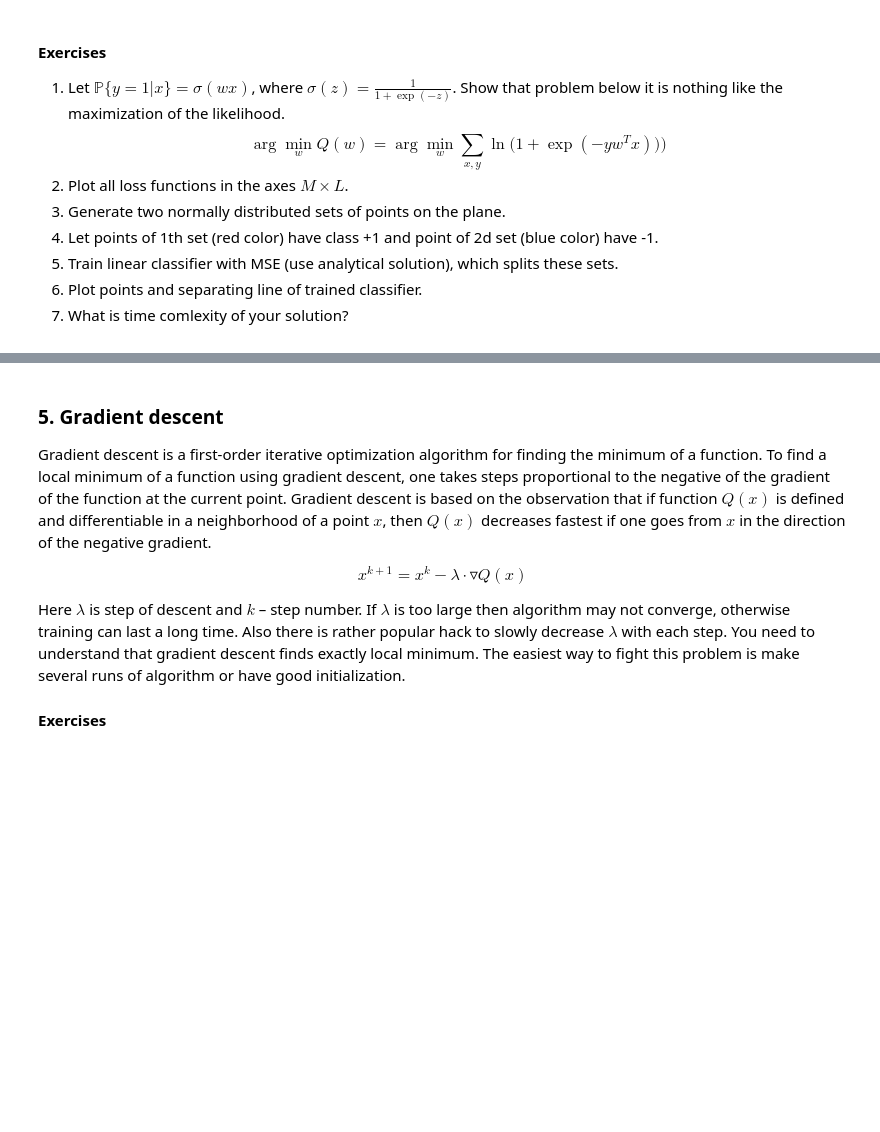
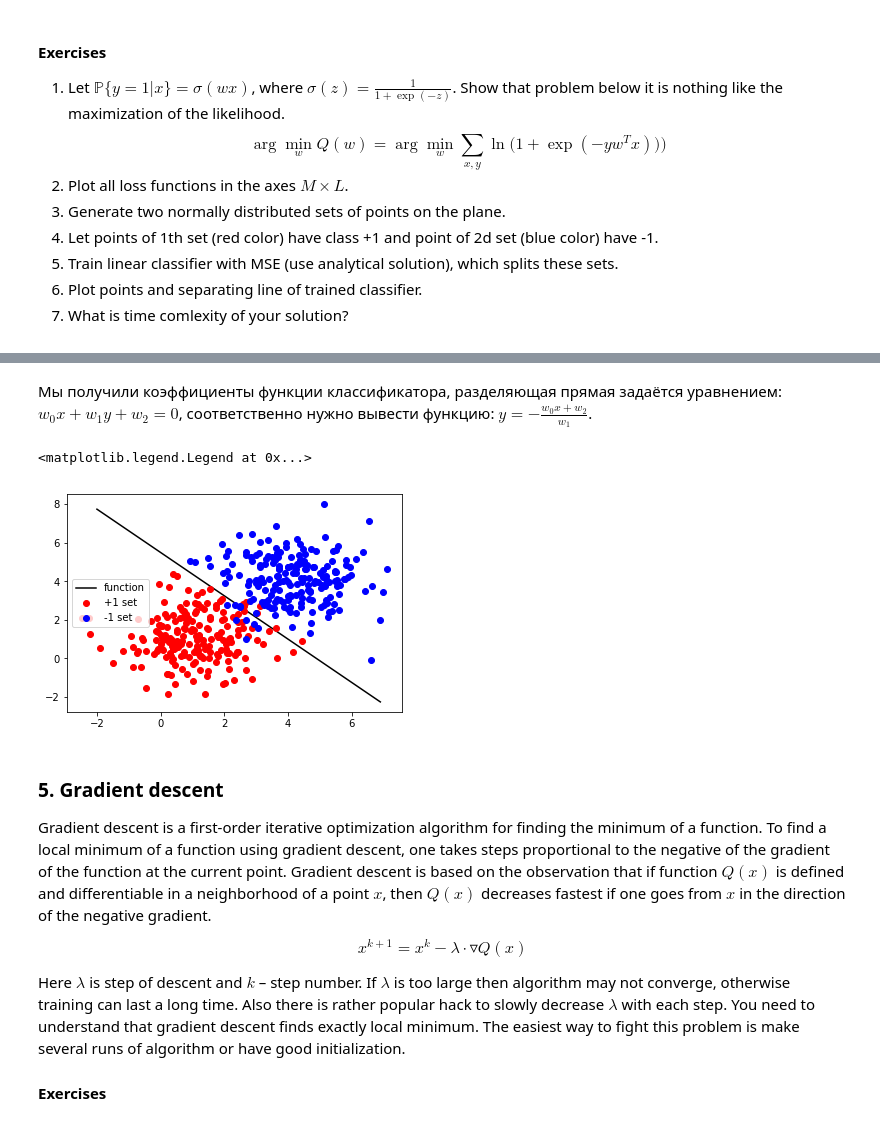
Before and after one commit to SokolovRE/Renju, a Jupyter notebook: labs/lab-1.ipynb, the cells around one changed output, grey strips where cells are left out. Drawn from its saved outputs; the diff is of its cells as text; code cells hidden in the pictures; blank space fills up the shorter version.

```diff
--- a/labs/lab-1.ipynb
+++ b/labs/lab-1.ipynb
@@ -64,22 +64,17 @@ import scipy as sp
 %matplotlib inline
 # %%
 np.random.seed(123)
-sample_size = 20
 
+x = np.random.sample(20)*2*np.pi
+y = np.sin(x) + np.random.sample(20)*0.1
 
-x = np.random.sample(sample_size)*2*np.pi
-y = np.sin(x) + np.random.sample(sample_size)*0.1
-
-
-def least_squares_method(x, y, degree):
+def least_squares_method(x, y, degree=1):
     X = np.vander(x, degree+1)
-    y_column = np.reshape(y, (sample_size, 1))
-    w = np.dot(np.dot(np.linalg.inv(np.dot(X.T, X)), X.T), y_column)
+    Y = np.reshape(y, (len(y), 1))
+    w = np.dot(np.dot(np.linalg.inv(np.dot(X.T, X)), X.T), Y)
     return sp.poly1d(w.T[0])
 
-
 function = least_squares_method(x, y, 1)
-
 
 x_range = np.arange(-0.5, 2*np.pi+0.5, 0.1)
 plt.plot(x, y, 'ro', label='train data')
@@ -195,3 +233,17 @@ $$\arg\min_{w}Q(w) = \arg\min_{w} \sum_{x, y} \ln \big(1 + \exp(-yw^Tx )) \big)$
+# %% [markdown]
+Мы получили коэффициенты функции классификатора, разделяющая прямая задаётся уравнением: $w_0x + w_1y + w_2 = 0$, соответственно нужно вывести функцию: $y = -\frac{w_0x+w_2}{w_1}$.
+# %%
+def line(koefficients, x):
+    return -(koefficients[0]*x + koefficients[2])/koefficients[1]
+
+x_range = np.arange(-2, 7, 0.1)
+plt.plot(x_range, line(koefficients, x_range), 'k', label='function')
+plt.plot(red_points[:,0], red_points[:,1], 'or', label='+1 set')
+plt.plot(blue_points[:,0], blue_points[:,1], 'ob', label = '-1 set')
+plt.legend()
+# %% [output]
+<matplotlib.legend.Legend at 0x...>
+[figure, added]
 # %% [markdown]
 ### 5. Gradient descent
 Gradient descent is a first-order iterative optimization algorithm for finding the minimum of a function. To find a local minimum of a function using gradient descent, one takes steps proportional to the negative of the gradient of the function at the current point. Gradient descent is based on the observation that if function $Q(x)$ is defined and differentiable in a neighborhood of a point $x$, then $Q(x)$ decreases fastest if one goes from $x$  in the direction of the negative gradient.
```
Also changed, not shown: parts of 8 cells of this notebook.
